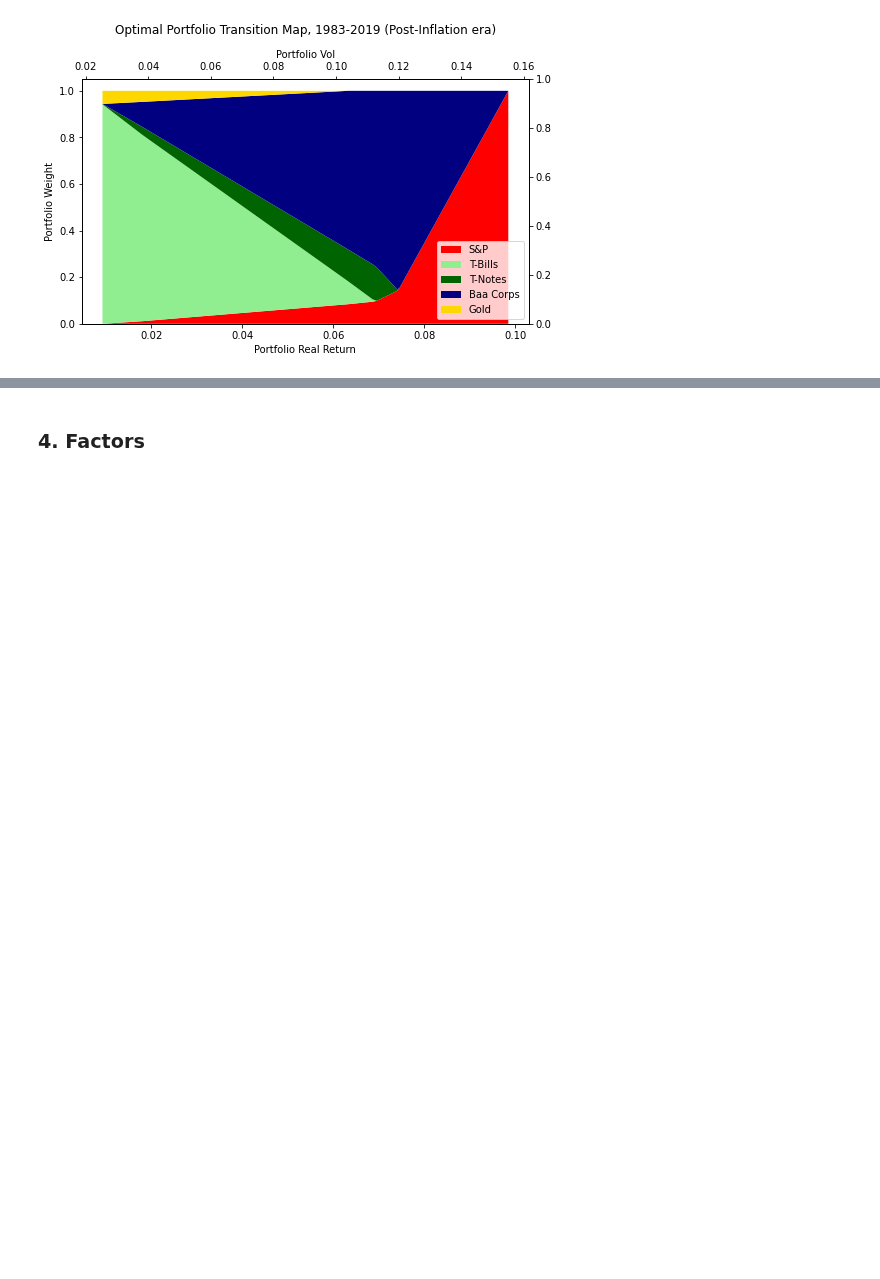
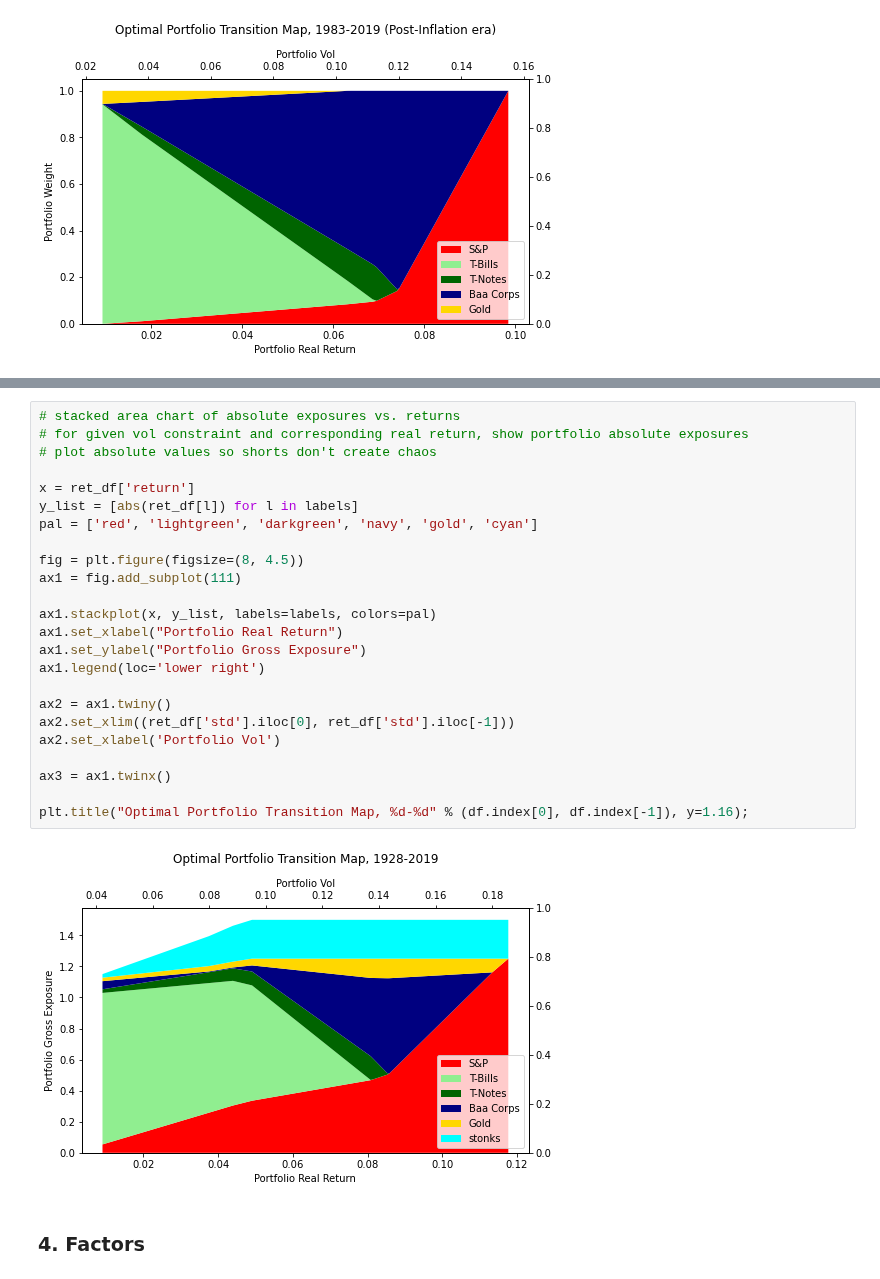
Before and after one commit to druce/portfolio_optimization, a Jupyter notebook: Portfolio optimization.ipynb, the cells around one changed output, grey strips where cells are left out. Cells and saved outputs as stored; diff of their text form; blank space fills up the shorter version.

```diff
--- a/Portfolio optimization.ipynb
+++ b/Portfolio optimization.ipynb
@@ -765,2 +910,28 @@ data_df
+# %%
+# stacked area chart of absolute exposures vs. returns
+# for given vol constraint and corresponding real return, show portfolio absolute exposures
+# plot absolute values so shorts don't create chaos
+
+x = ret_df['return']
+y_list = [abs(ret_df[l]) for l in labels]
+pal = ['red', 'lightgreen', 'darkgreen', 'navy', 'gold', 'cyan']
+
+fig = plt.figure(figsize=(8, 4.5))
+ax1 = fig.add_subplot(111)
+
+ax1.stackplot(x, y_list, labels=labels, colors=pal)
+ax1.set_xlabel("Portfolio Real Return")
+ax1.set_ylabel("Portfolio Gross Exposure")
+ax1.legend(loc='lower right')
+
+ax2 = ax1.twiny()
+ax2.set_xlim((ret_df['std'].iloc[0], ret_df['std'].iloc[-1]))
+ax2.set_xlabel('Portfolio Vol')
+
+ax3 = ax1.twinx()
+
+plt.title("Optimal Portfolio Transition Map, %d-%d" % (df.index[0], df.index[-1]), y=1.16);
+# %% [output]
+[figure, added]
 # %% [markdown]
 ### 4. Factors
```
Also changed, not shown: parts of 15 cells of this notebook.
